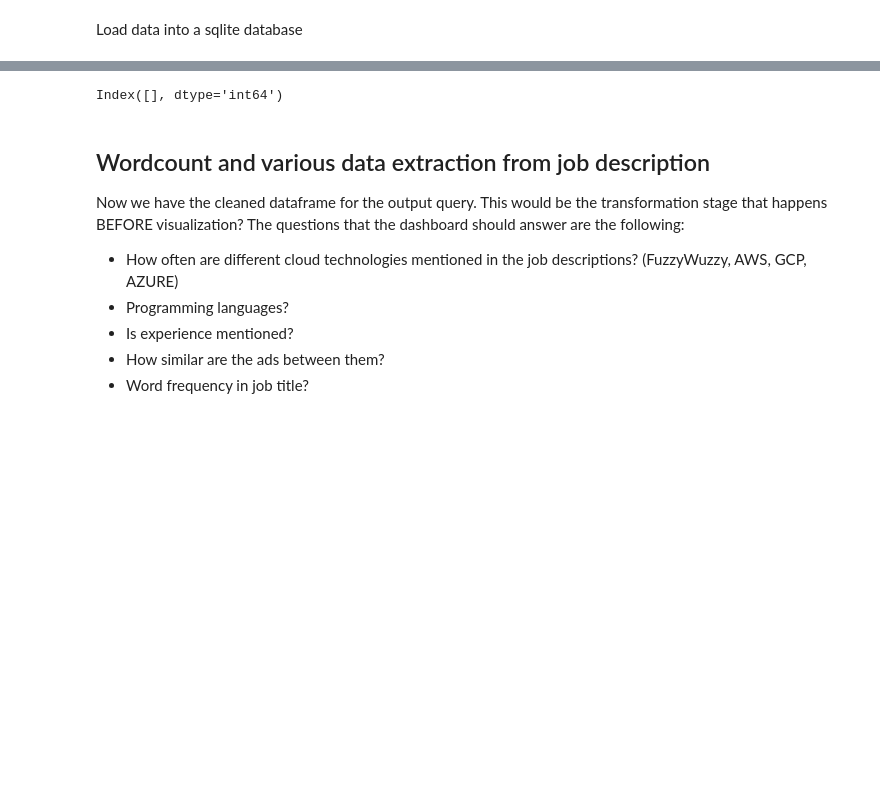
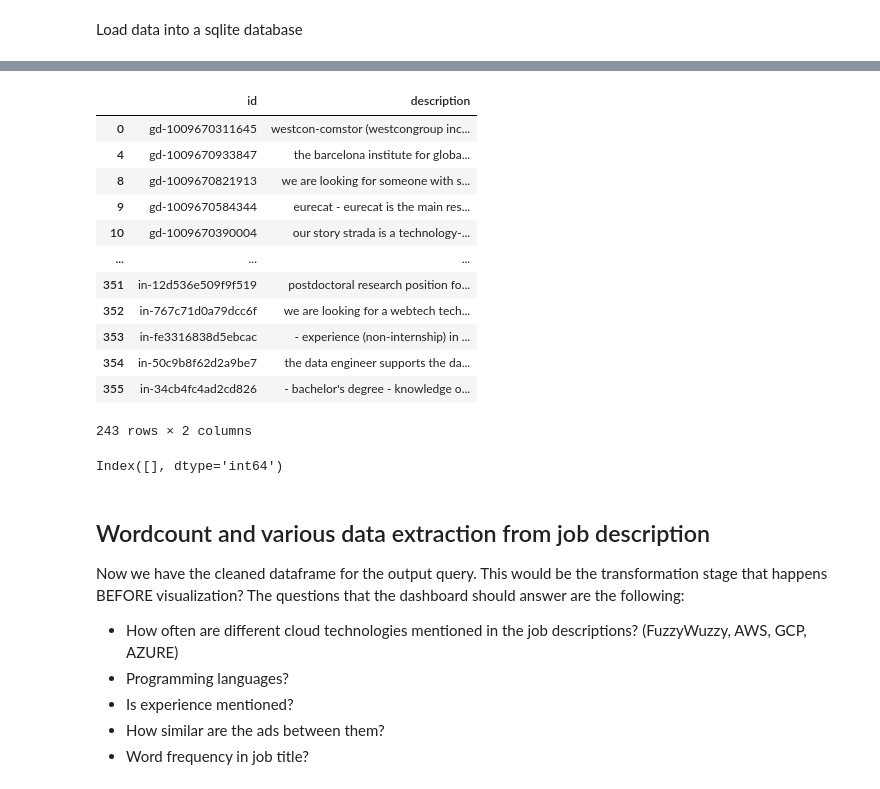
Before and after one commit to ladybug-J/job-market-insights, a Jupyter notebook: analyse_jobspy.ipynb, the cells around one changed output, grey strips where cells are left out. Saved outputs shown, nothing was run; the diff lists cells and outputs as text; code cells hidden in the pictures; blank space fills up the shorter version.

```diff
--- a/analyse_jobspy.ipynb
+++ b/analyse_jobspy.ipynb
@@ -339,3 +355,19 @@ Name: id, Length: 152, dtype: bool
+# %%
+final_jobs[['id', 'description']]
+# %% [output]
+|  | id | description |
+| 0 | gd-1009670311645 | westcon-comstor (westcongroup inc... |
+| 4 | gd-1009670933847 | the barcelona institute for globa... |
+| 8 | gd-1009670821913 | we are looking for someone with s... |
+| 9 | gd-1009670584344 | eurecat - eurecat is the main res... |
+| 10 | gd-1009670390004 | our story strada is a technology-... |
+| ... | ... | ... |
+| 351 | in-12d536e509f9f519 | postdoctoral research position fo... |
+| 352 | in-767c71d0a79dcc6f | we are looking for a webtech tech... |
+| 353 | in-fe3316838d5ebcac | - experience (non-internship) in ... |
+| 354 | in-50c9b8f62d2a9be7 | the data engineer supports the da... |
+| 355 | in-34cb4fc4ad2cd826 | - bachelor's degree - knowledge o... |
+243 rows × 2 columns
 # %%
 final_jobs.loc[final_jobs['id'].isin(already_db)].index
 # %% [output]
```
Also changed, not shown: parts of 20 cells of this notebook, 8 other files.
